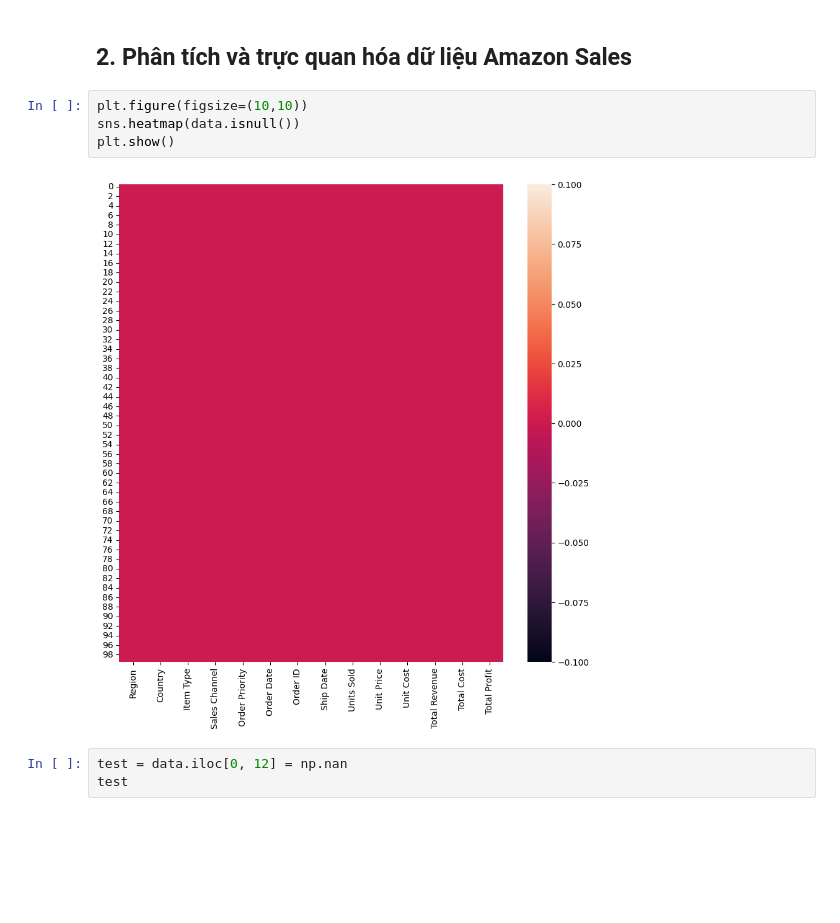
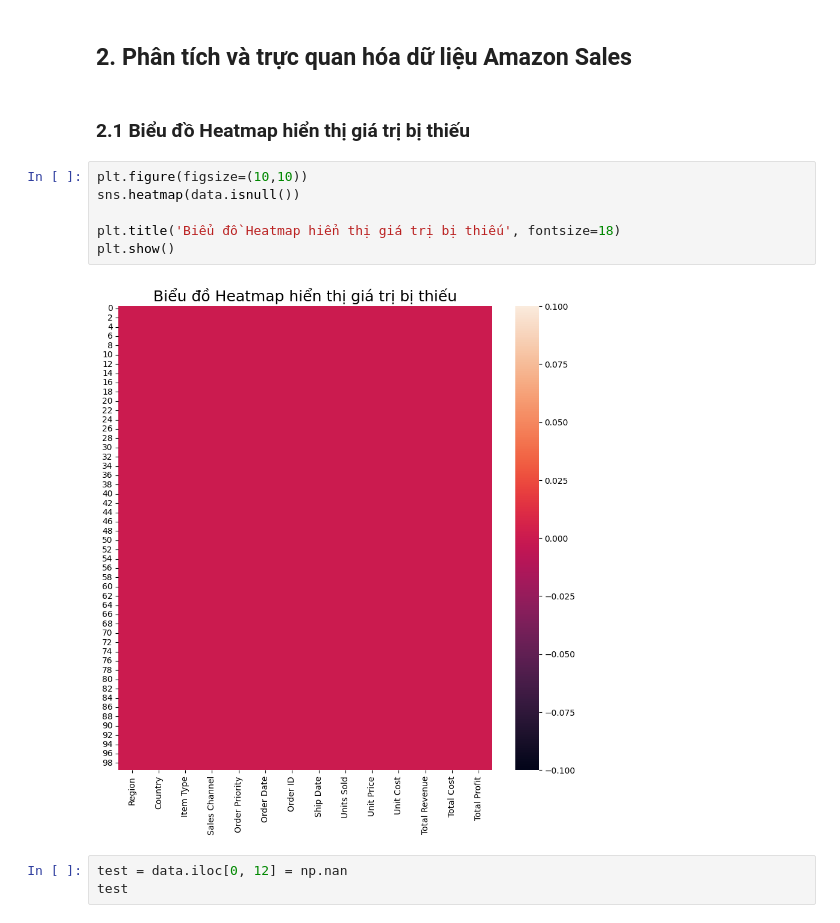
Before and after one commit to KhanhChinh12/BigData_Group6, a Jupyter notebook: Amazon_Sales_Big_Data_(N04)_Group_6.ipynb, the cells around one changed output. Saved outputs shown, nothing was run; the diff lists cells and outputs as text; blank space fills up the shorter version.

```diff
--- a/Amazon_Sales_Big_Data_(N04)_Group_6.ipynb
+++ b/Amazon_Sales_Big_Data_(N04)_Group_6.ipynb
@@ -198,12 +203,16 @@ data.dtypes
 dtype: object
 # %% [markdown]
 ## 2. Phân tích và trực quan hóa dữ liệu Amazon Sales
+# %% [markdown]
+### 2.1 Biểu đồ Heatmap hiển thị giá trị bị thiếu
 # %%
 plt.figure(figsize=(10,10))
 sns.heatmap(data.isnull())
+
+plt.title('Biểu đồ Heatmap hiển thị giá trị bị thiếu', fontsize=18)
 plt.show()
 # %% [output]
-[figure, old version]
+[figure, new version]
 # %%
 test = data.iloc[0, 12] = np.nan
 test
```
Also changed, not shown: parts of 38 cells of this notebook.
